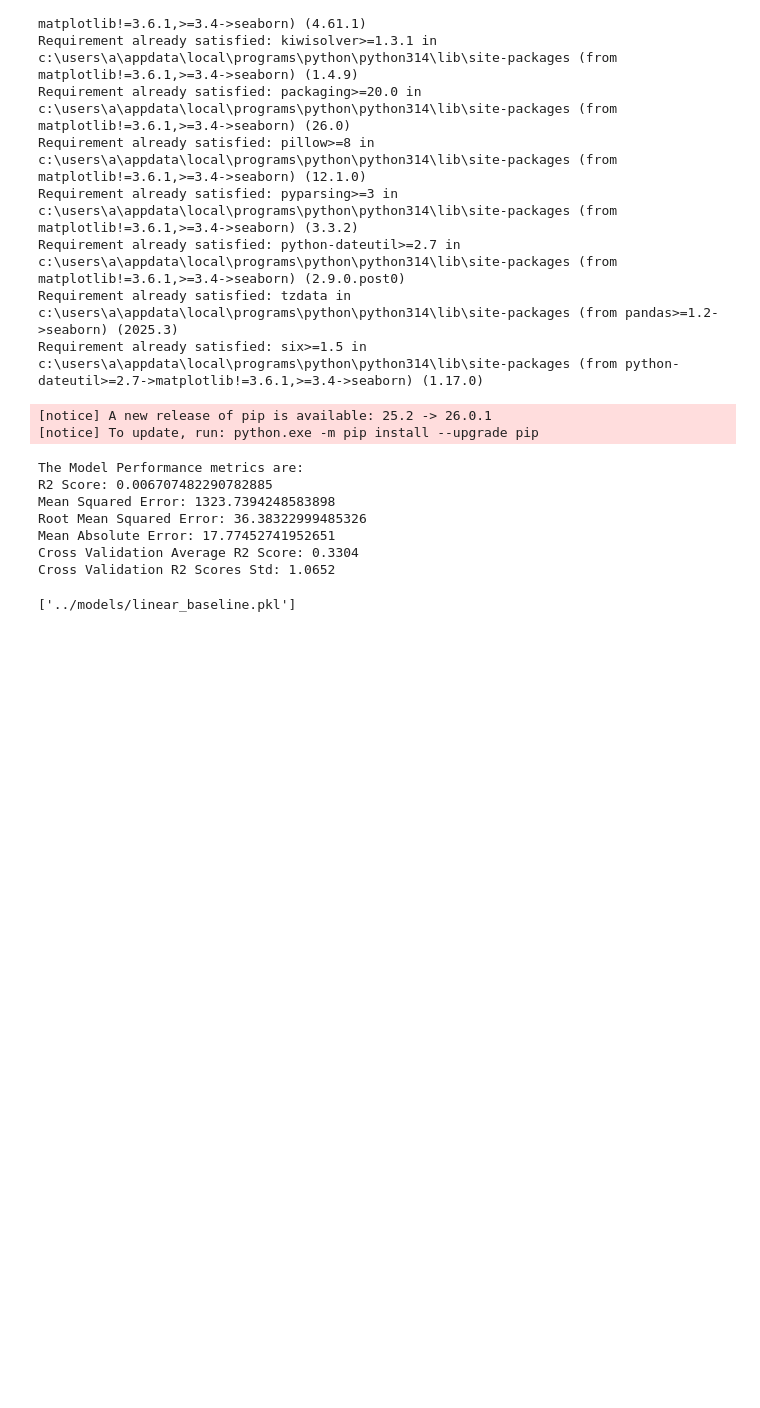
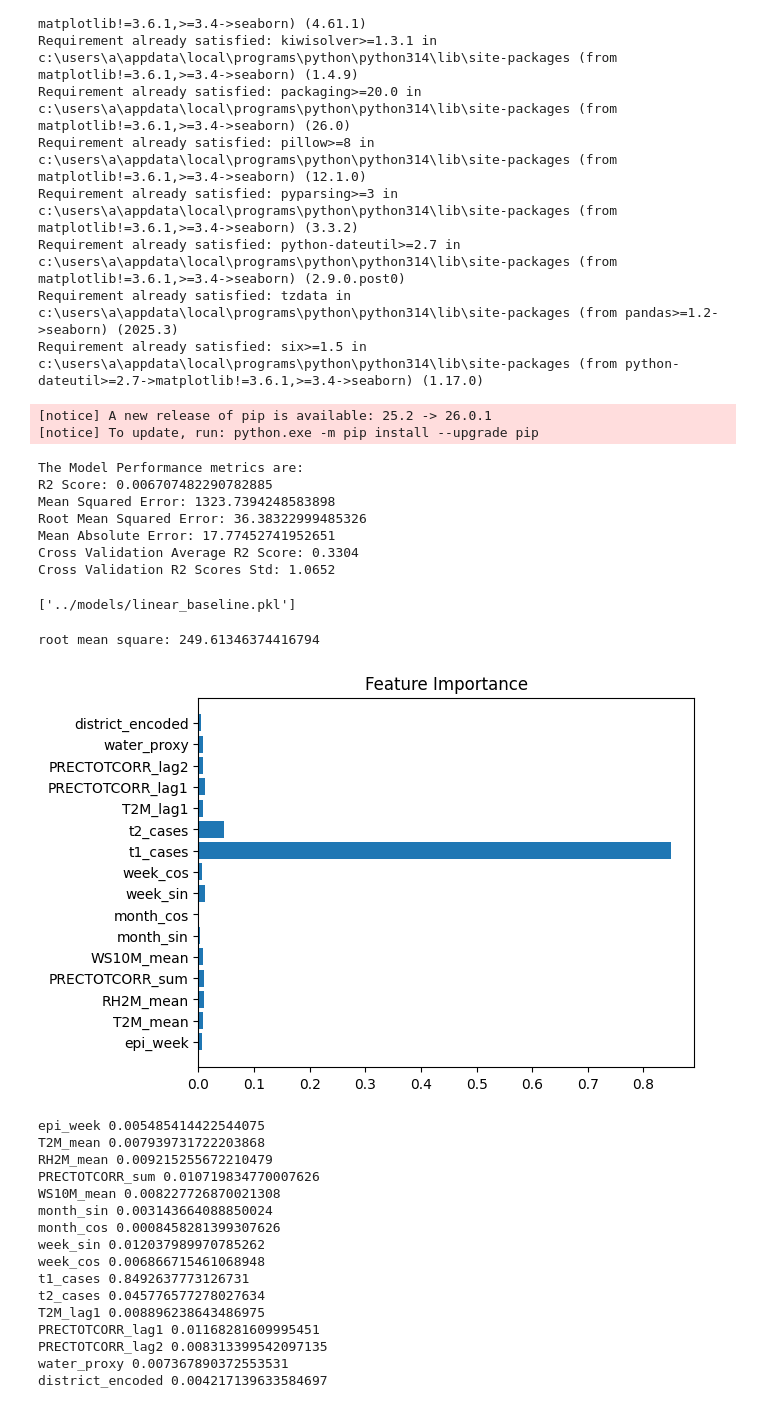
Before and after one commit to MuhammadAhmed1089/Dengue-Outbreak-Predictor, a Jupyter notebook: notebooks/modelTraining.ipynb, the cells around one changed output. Drawn from its saved outputs; the diff is of its cells as text; code cells hidden in the pictures; blank space fills up the shorter version.

Commit message:
model testing

```diff
--- a/notebooks/modelTraining.ipynb
+++ b/notebooks/modelTraining.ipynb
@@ -143,3 +143,64 @@ plt.title("Feature Importance")
 plt.show()
 for col, val in zip(x.columns, importance):
     print(col, val)
+# %%
+import pandas as pd
+from sklearn.model_selection import train_test_split
+from sklearn.ensemble import RandomForestRegressor
+from sklearn.metrics import mean_squared_error
+
+
+data=pd.read_csv('../data/processed/train.csv')
+test=pd.read_csv('../data/processed/test.csv')
+
+x=data.drop('cases',axis=1)
+x=x.drop('month',axis=1)
+x=x.drop('month_num',axis=1)
+x=x.drop('year',axis=1)
+x=x.drop('district',axis=1)
+x=x.drop("deaths",axis=1)
+
+a=test.drop('cases',axis=1)
+a=a.drop('month',axis=1)
+a=a.drop('month_num',axis=1)
+a=a.drop('year',axis=1)
+a=a.drop('district',axis=1)
+a=a.drop("deaths",axis=1)
+
+y=data["cases"]
+b=test["cases"]
+
+
+model = RandomForestRegressor(n_estimators=200)
+model.fit(x, y)
+prediction=model.predict(a);
+m=mean_squared_error(b,prediction)
+print("root mean square:",m)
+importance = model.feature_importances_
+
+import matplotlib.pyplot as plt
+
+plt.barh(x.columns, model.feature_importances_)
+plt.title("Feature Importance")
+plt.show()
+for col, val in zip(x.columns, importance):
+    print(col, val)
+# %% [output]
+root mean square: 249.61346374416794
+[figure, added]
+epi_week 0.005485414422544075
+T2M_mean 0.007939731722203868
+RH2M_mean 0.009215255672210479
+PRECTOTCORR_sum 0.010719834770007626
+WS10M_mean 0.008227726870021308
+month_sin 0.003143664088850024
+month_cos 0.0008458281399307626
+week_sin 0.012037989970785262
+week_cos 0.006866715461068948
+t1_cases 0.8492637773126731
+t2_cases 0.045776577278027634
+T2M_lag1 0.008896238643486975
+PRECTOTCORR_lag1 0.01168281609995451
+PRECTOTCORR_lag2 0.008313399542097135
+water_proxy 0.007367890372553531
+district_encoded 0.004217139633584697
```
Also changed, not shown: parts of 1 cell of this notebook.
